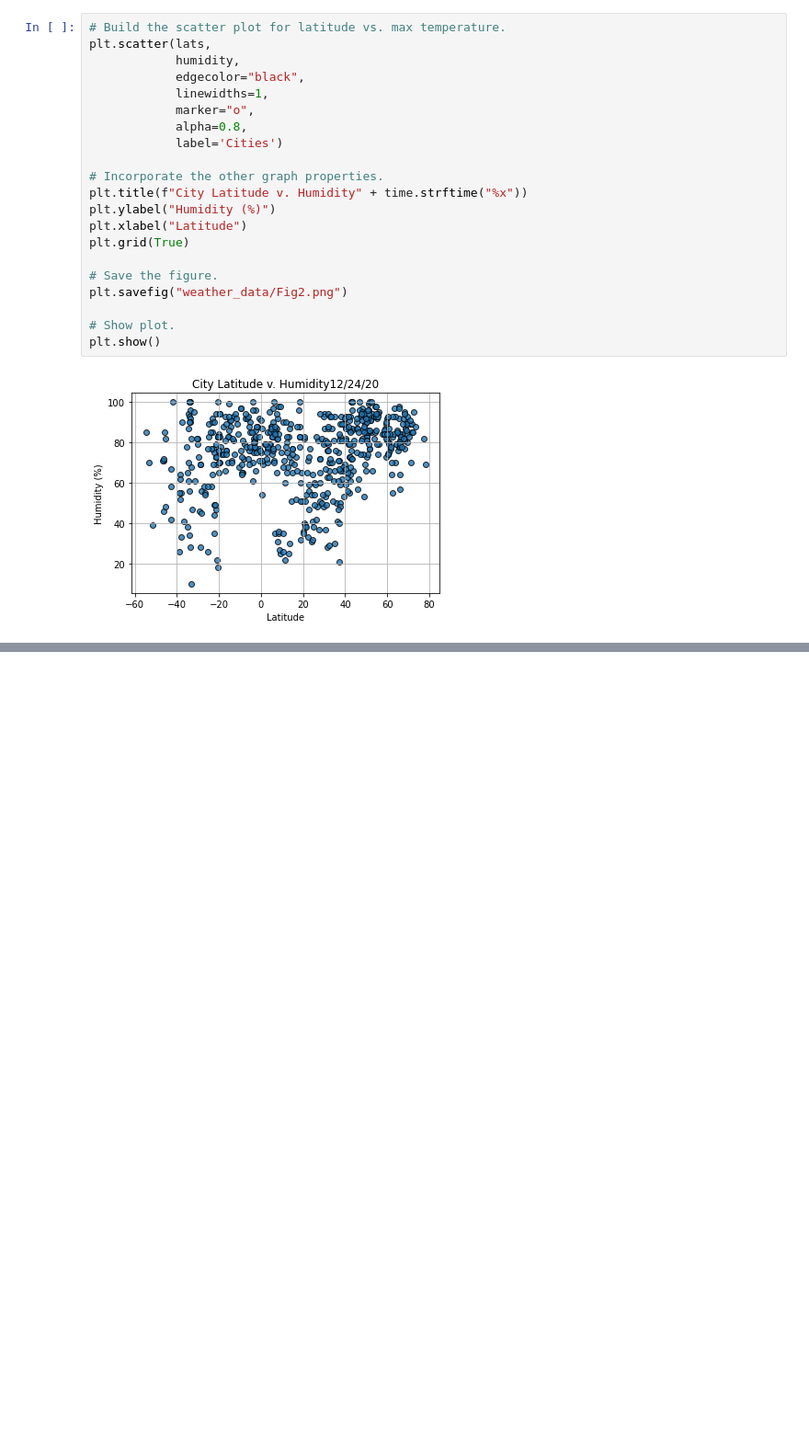
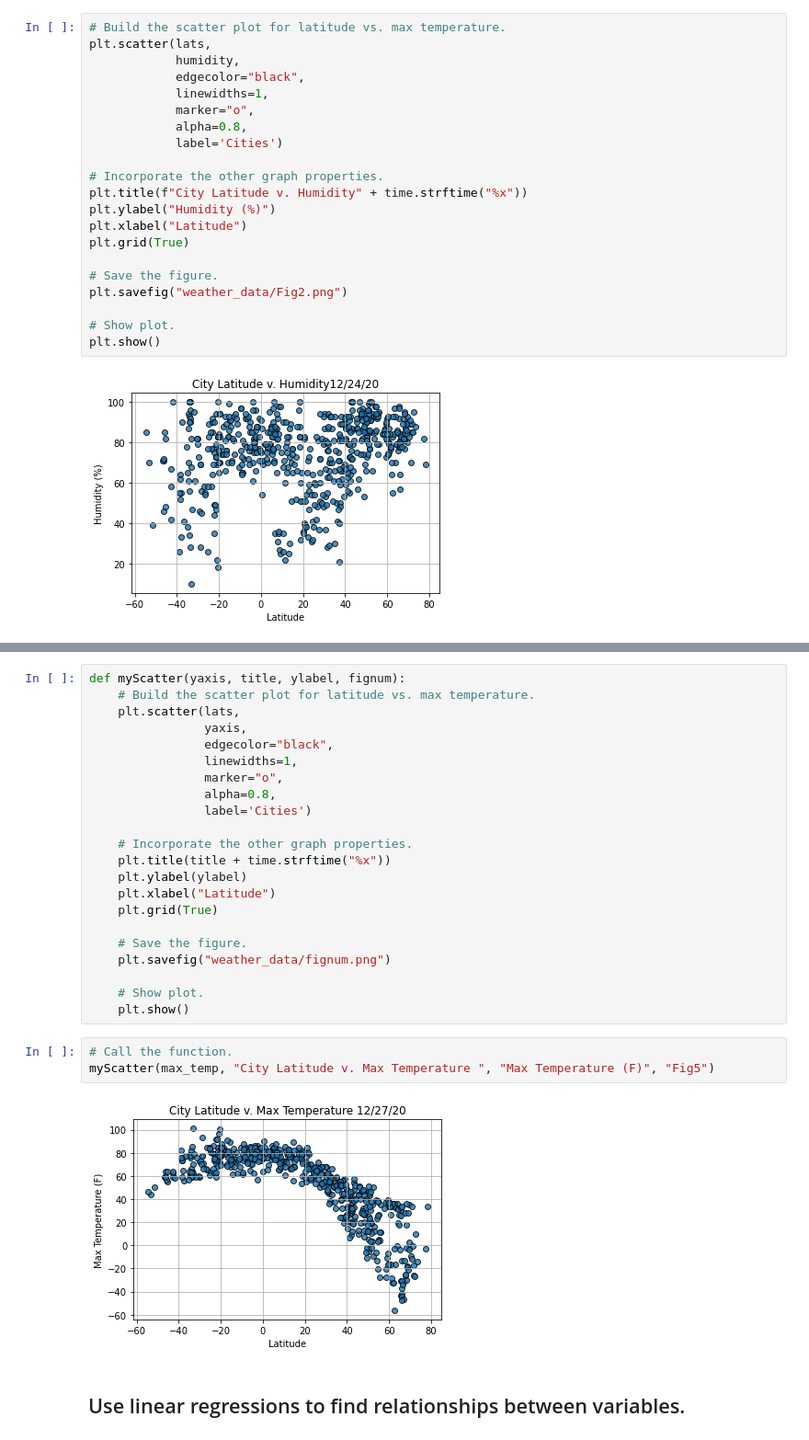
Before and after one commit to ed12rivera/World_Weather_Analysis, a Jupyter notebook: WeatherPy.ipynb, the cells around one changed output, grey strips where cells are left out. Shown: that part at 92% size. Cells and saved outputs as stored; diff of their text form; blank space fills up the shorter version.

```diff
--- a/WeatherPy.ipynb
+++ b/WeatherPy.ipynb
@@ -224,0 +251,29 @@ plt.show()
+# %%
+def myScatter(yaxis, title, ylabel, fignum):
+    # Build the scatter plot for latitude vs. max temperature.
+    plt.scatter(lats,
+                yaxis,
+                edgecolor="black",
+                linewidths=1,
+                marker="o",
+                alpha=0.8,
+                label='Cities')
+
+    # Incorporate the other graph properties.
+    plt.title(title + time.strftime("%x"))
+    plt.ylabel(ylabel)
+    plt.xlabel("Latitude")
+    plt.grid(True)
+
+    # Save the figure.
+    plt.savefig("weather_data/fignum.png")
+
+    # Show plot.
+    plt.show()
+# %%
+# Call the function.
+myScatter(max_temp, "City Latitude v. Max Temperature ", "Max Temperature (F)", "Fig5")
+# %% [output]
+[figure, added]
+# %% [markdown]
+## Use linear regressions to find relationships between variables.
```
Also changed, not shown: parts of 16 cells of this notebook, 5 other files.
